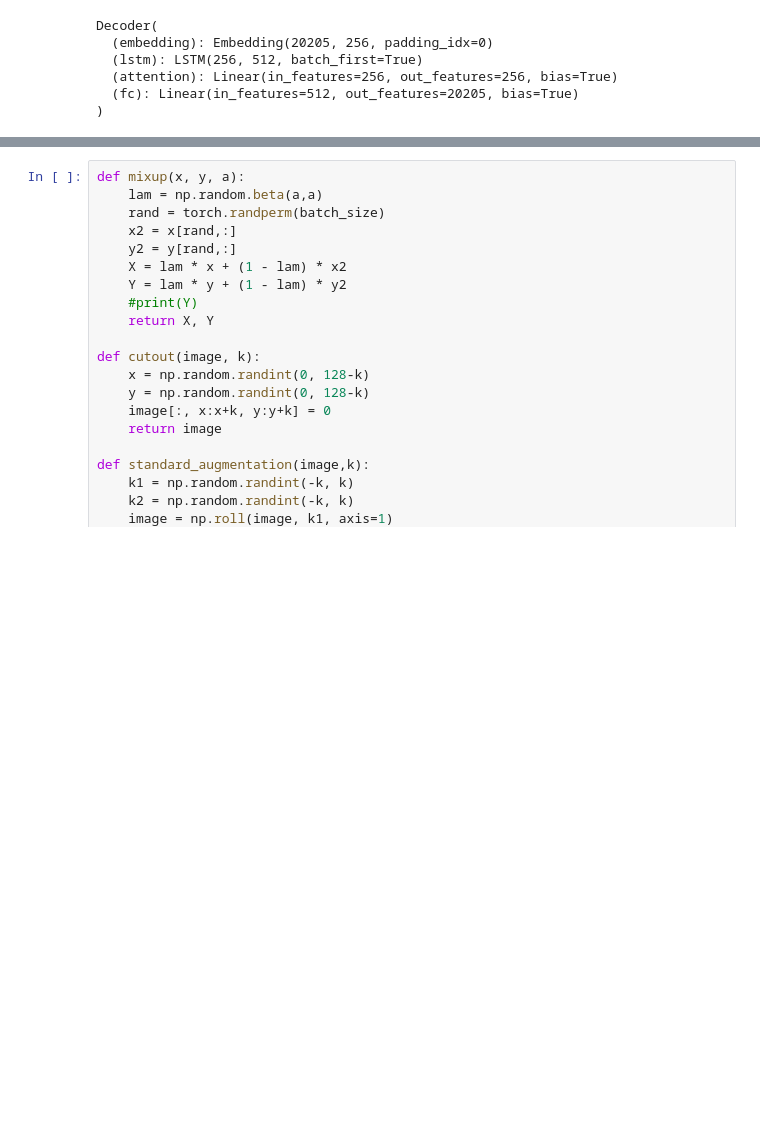
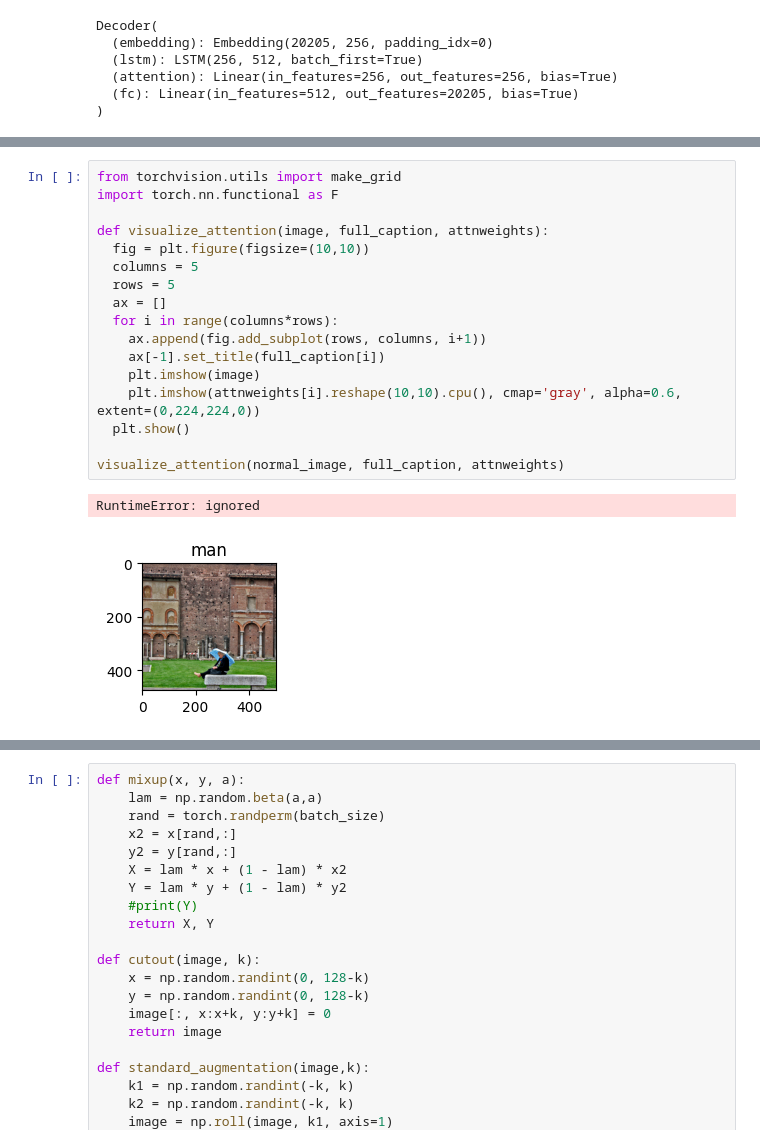
Before and after one commit to shaheriar/Image-Captioning-AI, a Jupyter notebook: CS228FinalProject.ipynb, the cells around one changed output, grey strips where cells are left out. Cells and saved outputs as stored; diff of their text form; blank space fills up the shorter version.

```diff
--- a/CS228FinalProject.ipynb
+++ b/CS228FinalProject.ipynb
@@ -393 +380,21 @@ plt.imshow(normal_image)
+# %%
+from torchvision.utils import make_grid
+import torch.nn.functional as F
+
+def visualize_attention(image, full_caption, attnweights):
+  fig = plt.figure(figsize=(10,10))
+  columns = 5
+  rows = 5
+  ax = []
+  for i in range(columns*rows):
+    ax.append(fig.add_subplot(rows, columns, i+1))
+    ax[-1].set_title(full_caption[i])
+    plt.imshow(image)
+    plt.imshow(attnweights[i].reshape(10,10).cpu(), cmap='gray', alpha=0.6, extent=(0,224,224,0))
+  plt.show()
+
+visualize_attention(normal_image, full_caption, attnweights)
+# %% [output]
+RuntimeError: ignored
+[figure, added]
 # %%
```
Also changed, not shown: parts of 13 cells of this notebook.
